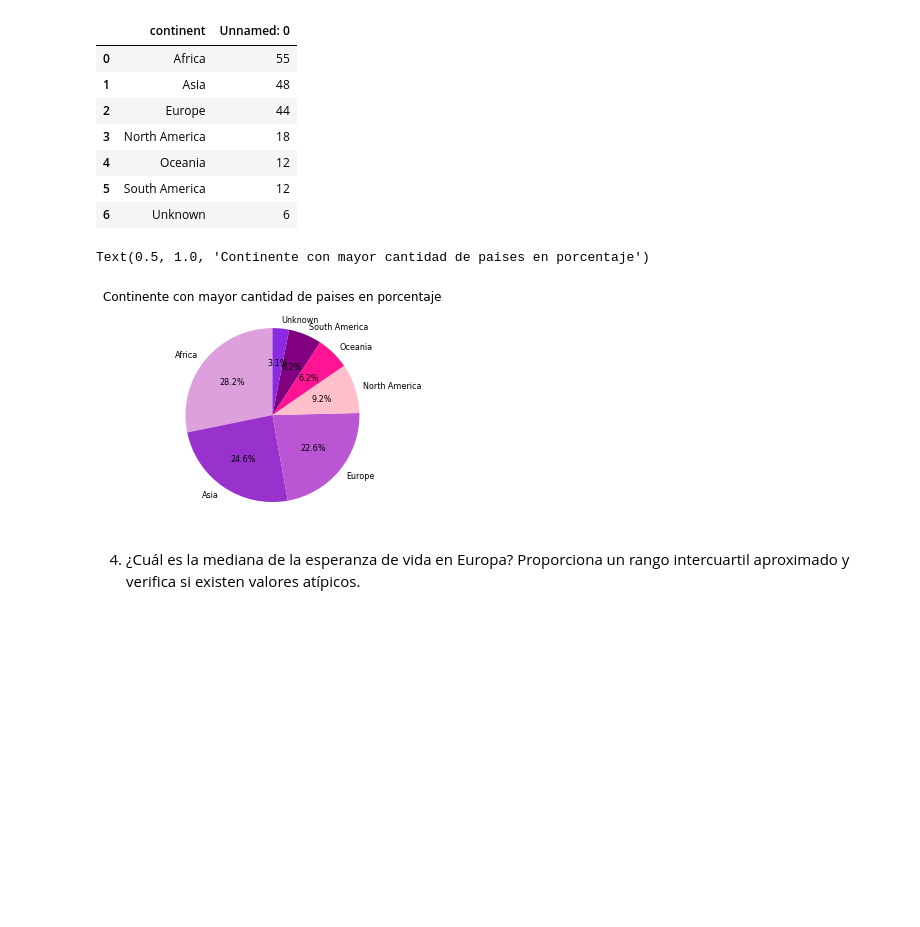
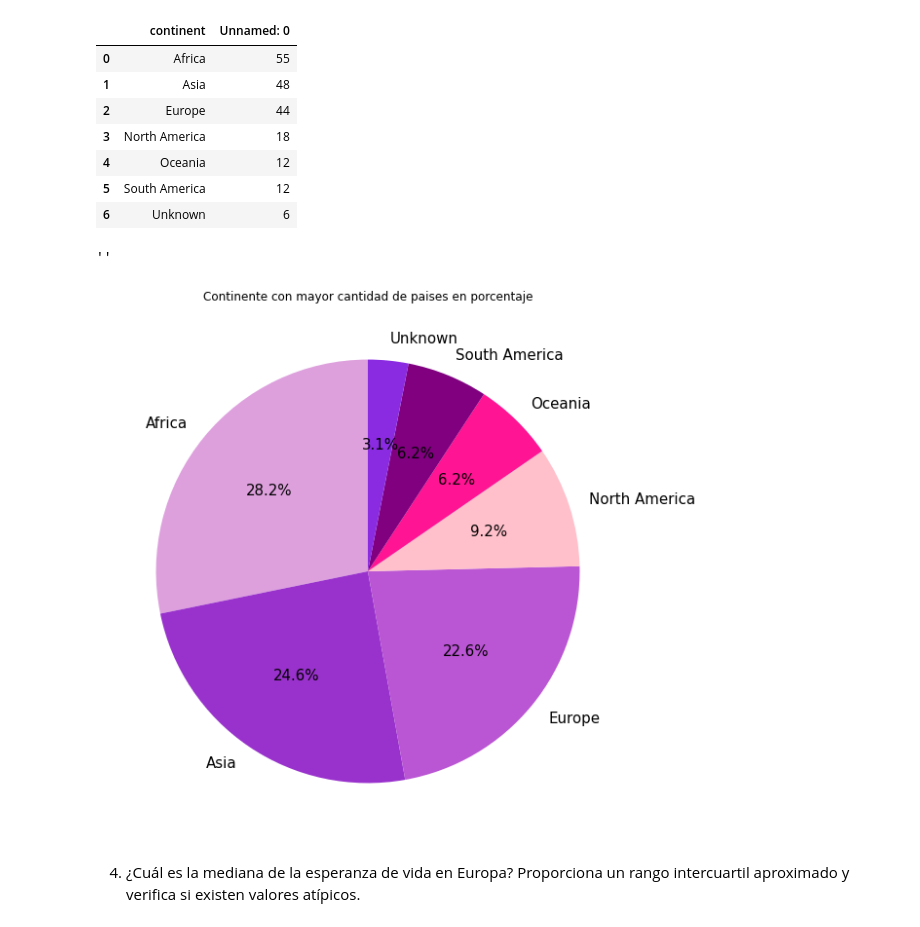
Before and after one commit to Adalab/da-modulo3-sprint2-pairprogramming-PatriciaAnaG, a Jupyter notebook: pair_VISUALIZACION.ipynb, the cells around one changed output. Drawn from its saved outputs; the diff is of its cells as text; code cells hidden in the pictures; blank space fills up the shorter version.

```diff
--- a/pair_VISUALIZACION.ipynb
+++ b/pair_VISUALIZACION.ipynb
@@ -61,19 +63,20 @@ df_continente
 | 5 | South America | 12 |
 | 6 | Unknown | 6 |
 # %%
+plt.figure(figsize=(20, 10))
 colores = ["plum", "darkorchid", "mediumorchid", "pink", "deeppink", "purple","blueviolet"]
 
 plt.pie("Unnamed: 0", labels= "continent",
         data = df_continente,
         autopct=  '%1.1f%%',
         colors = colores,
-        textprops={'fontsize': 8},
-        startangle=90);
-
+        textprops={'fontsize': 15},
+        startangle=90)
 plt.title('Continente con mayor cantidad de paises en porcentaje')
+;
 # %% [output]
-Text(0.5, 1.0, 'Continente con mayor cantidad de paises en porcentaje')
+''
-[figure, old version]
+[figure, new version]
 # %% [markdown]
 4. ¿Cuál es la mediana de la esperanza de vida en Europa? Proporciona un rango intercuartil aproximado y verifica si existen valores atípicos.
 # %%
```
Also changed, not shown: parts of 9 cells of this notebook.
